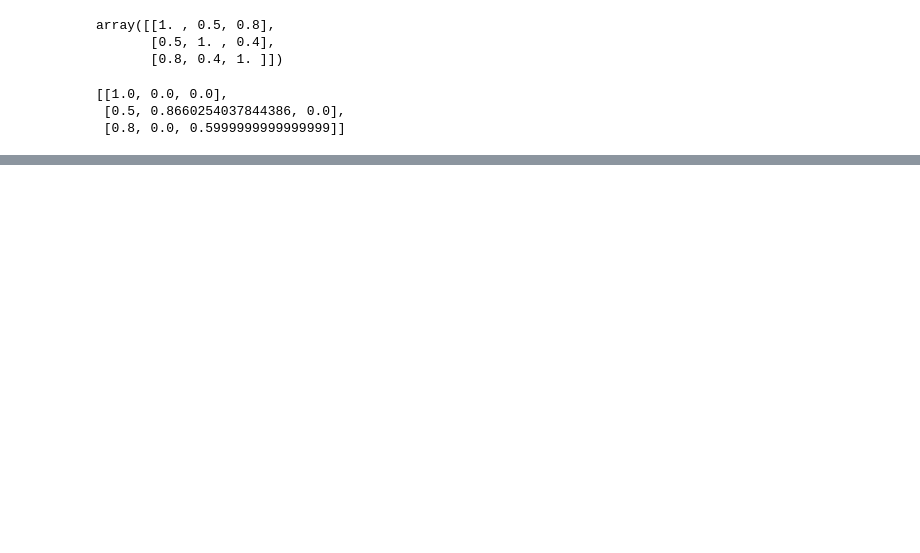
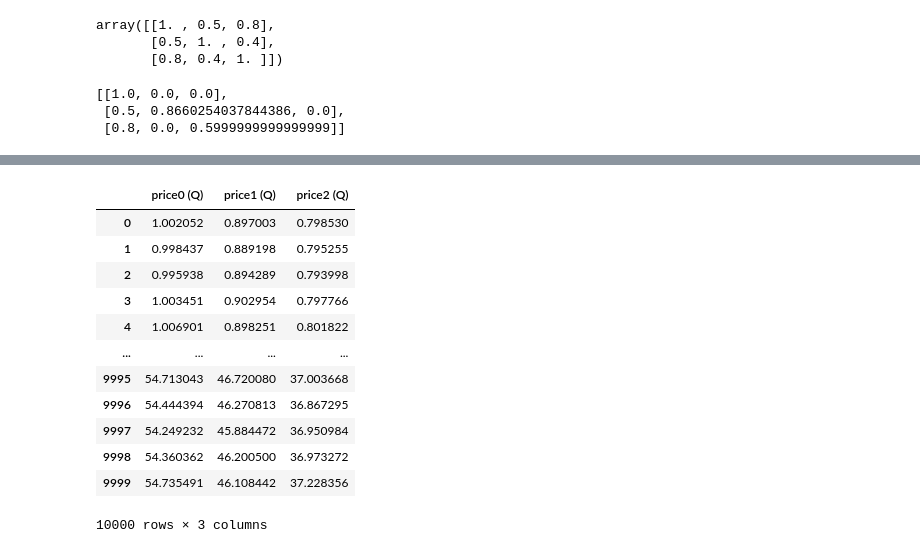
Before and after one commit to smolquants/ape-risk, a Jupyter notebook: notebook/multi_example.ipynb, the cells around one changed output, grey strips where cells are left out. Saved outputs shown, nothing was run; the diff lists cells and outputs as text; code cells hidden in the pictures; blank space fills up the shorter version.

```diff
--- a/notebook/multi_example.ipynb
+++ b/notebook/multi_example.ipynb
@@ -76,0 +109,16 @@ df.to_csv("../tests/helpers/multi_example.csv", index=False)
+# %%
+df_rn
+# %% [output]
+|  | price0 (Q) | price1 (Q) | price2 (Q) |
+| 0 | 1.002052 | 0.897003 | 0.798530 |
+| 1 | 0.998437 | 0.889198 | 0.795255 |
+| 2 | 0.995938 | 0.894289 | 0.793998 |
+| 3 | 1.003451 | 0.902954 | 0.797766 |
+| 4 | 1.006901 | 0.898251 | 0.801822 |
+| ... | ... | ... | ... |
+| 9995 | 54.713043 | 46.720080 | 37.003668 |
+| 9996 | 54.444394 | 46.270813 | 36.867295 |
+| 9997 | 54.249232 | 45.884472 | 36.950984 |
+| 9998 | 54.360362 | 46.200500 | 36.973272 |
+| 9999 | 54.735491 | 46.108442 | 37.228356 |
+10000 rows × 3 columns
```
Also changed, not shown: parts of 10 cells of this notebook, 6 other files.
